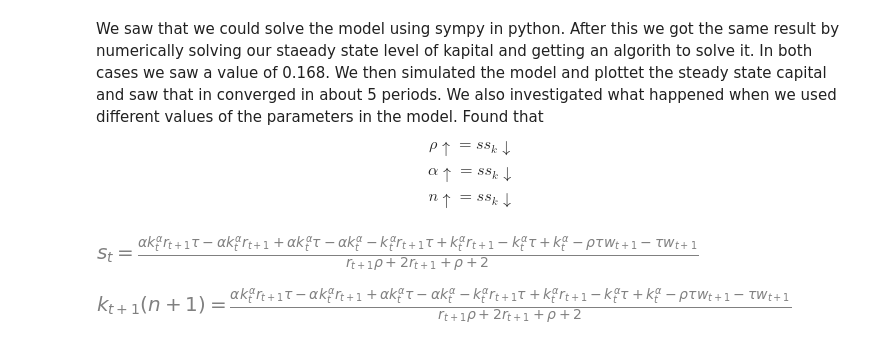
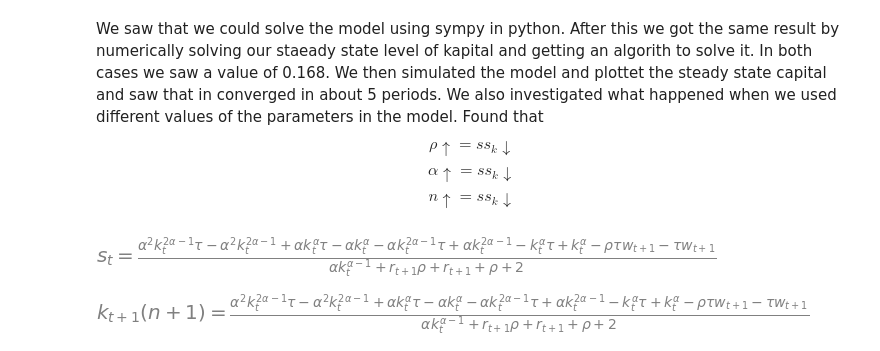
Before and after one commit to NumEconCopenhagen/projects-2024-daniel-og-lukas, a Jupyter notebook: modelproject/modelproject.ipynb, the cells around one changed output. Saved outputs shown, nothing was run; the diff lists cells and outputs as text; code cells hidden in the pictures.

```diff
--- a/modelproject/modelproject.ipynb
+++ b/modelproject/modelproject.ipynb
@@ -316,34 +315,33 @@ We saw that we could solve the model using sympy in python. After this we got th
 $$ \rho \uparrow = ss_k \downarrow$$
 $$ \alpha \uparrow = ss_k \downarrow$$
 $$ n \uparrow = ss_k \downarrow$$
+# %%
+c1t, c2t1, wt, wt1, rt1, rho, lam, st, alpha, kt, kt1, n, tau = symbols('c1t c2t1 w_t w_{t+1} r_{t+1} rho lambda s_t alpha k_t k_{t+1} n tau')
 # %%
-import sympy as sp
-
-
+rt = alpha  * kt**(alpha - 1)
+wt = (1 - alpha)  * kt**alpha
 
 c1t = (1-tau)*wt - st
 c2t1 = (1+rt1) * st + tau * wt1
+
 
 # We define u' as a function
 
 u_prime = lambda c: 1 / c
 
 # The euler equation expressed in terms of st and wt
-savings_rate = sp.Eq(u_prime(c1t), (1 + rt1)*u_prime(c2t1) / (1 + rho))
+savings_rate = sp.Eq(u_prime(c1t), (1 + rt)*u_prime(c2t1) / (1 + rho))
 
 optimal_savings = sp.solve(savings_rate, st)[0]
 
 ste=sp.Eq(st , optimal_savings)
 
 ste
 # %% [output]
-[figure, old version]
+[figure, new version]
 # %%
-rt = alpha  * kt**(alpha - 1)
-wt = (1 - alpha)  * kt**alpha
-
 kt1e=sp.Eq(kt1 *(1+n), optimal_savings)
 
 kt1e
 # %% [output]
-[figure, old version]
+[figure, new version]
```
Also changed, not shown: parts of 5 cells of this notebook.
